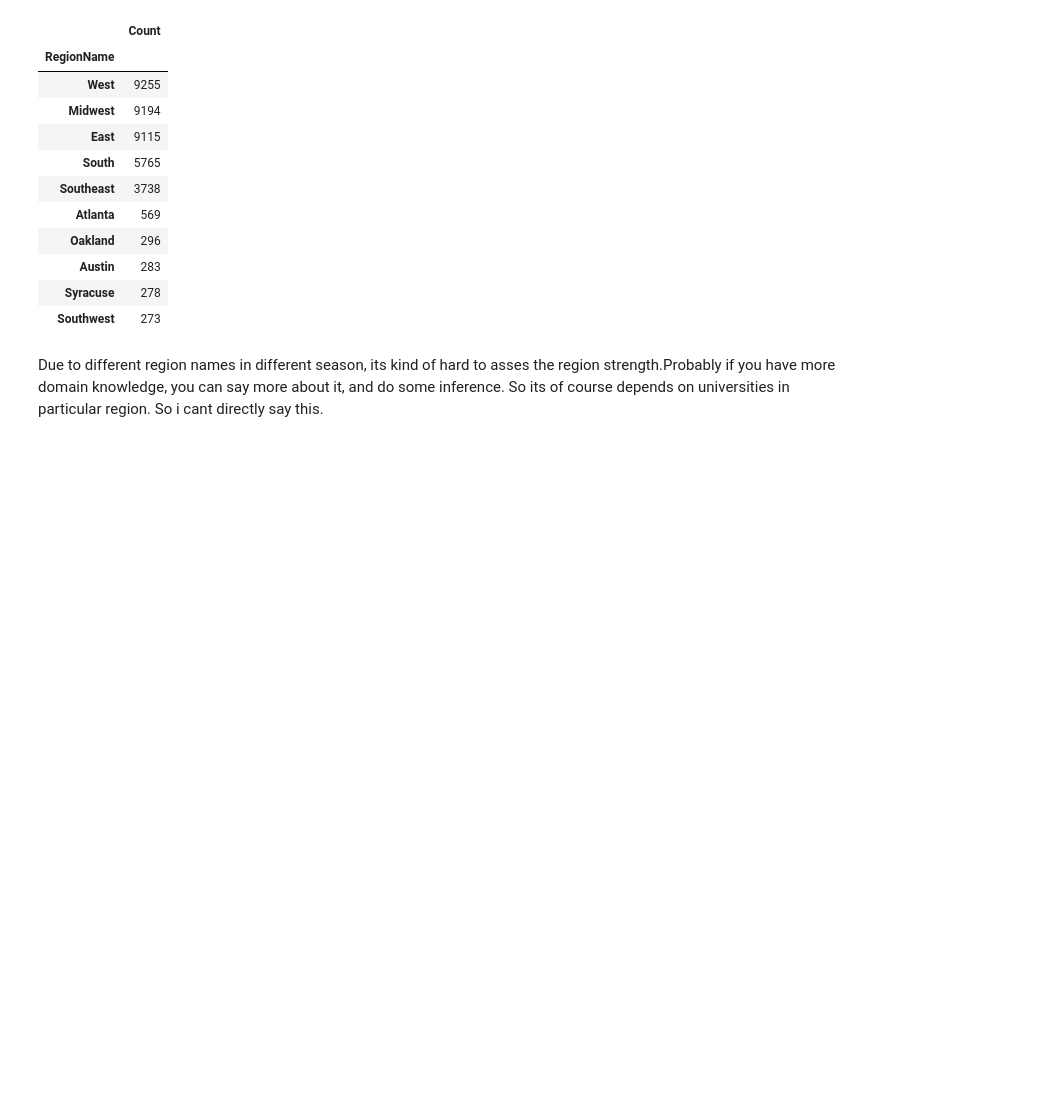
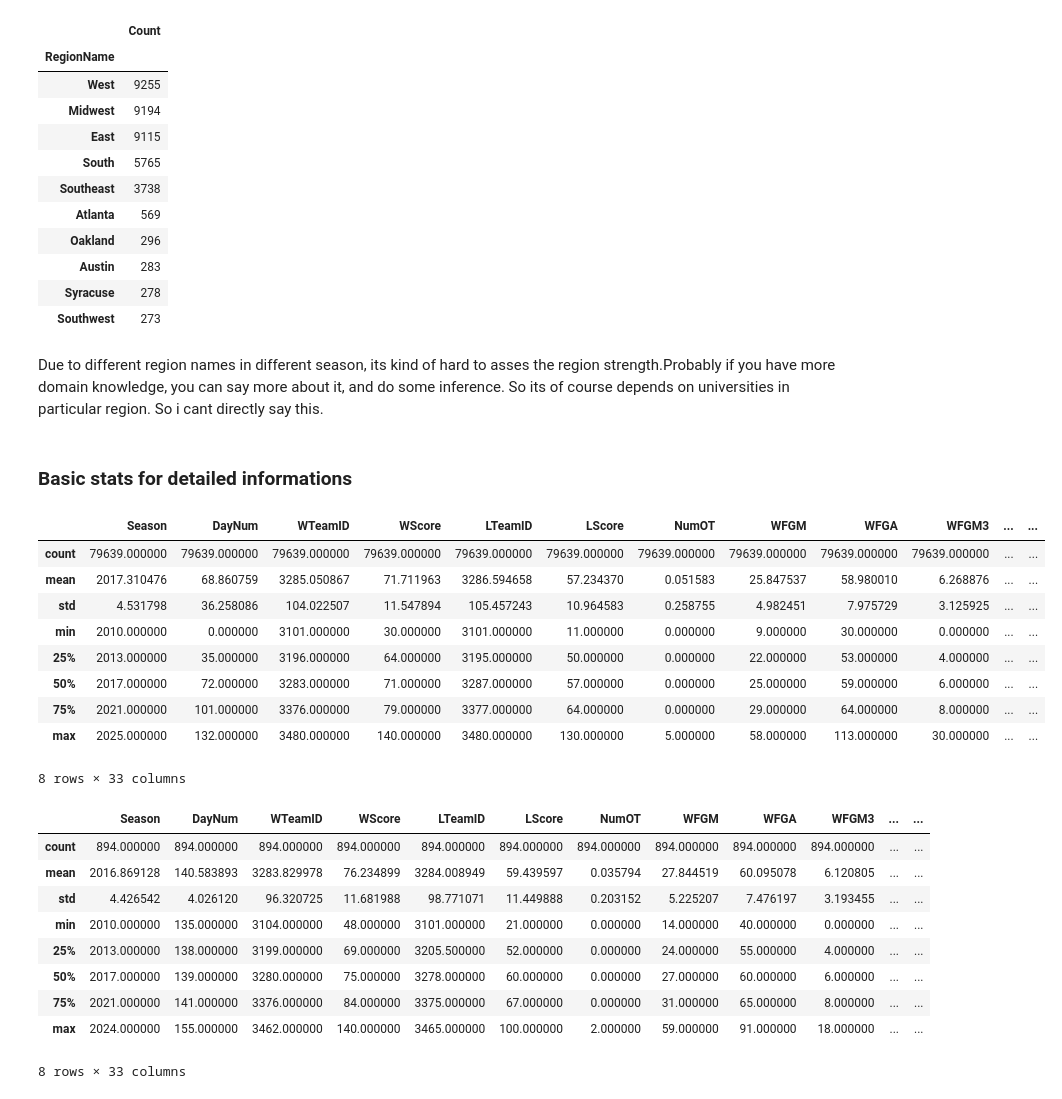
Before and after one commit to KacperUrban/Forecasting-NCAA-BB, a Jupyter notebook: EDA.ipynb, the cells around one changed output. Drawn from its saved outputs; the diff is of its cells as text; code cells hidden in the pictures; blank space fills up the shorter version.

Commit message:
Merged detailed data

```diff
--- a/EDA.ipynb
+++ b/EDA.ipynb
@@ -29,13 +39,17 @@ def get_real_region(row):
 ## Load data
 # %%
 wregularseason = pd.read_csv("data/WRegularSeasonCompactResults.csv")
+wregularseasondetailed = pd.read_csv("data/WRegularSeasonDetailedResults.csv")
 wtourneyseason = pd.read_csv("data/WNCAATourneyCompactResults.csv")
+wtourneyseasondetailed = pd.read_csv("data/WNCAATourneyDetailedResults.csv")
 wteams = pd.read_csv("data/WTeams.csv")
 wseeds = pd.read_csv("data/WNCAATourneySeeds.csv")
 wseason = pd.read_csv("data/WSeasons.csv")
 
 mregularseason = pd.read_csv("data/MRegularSeasonCompactResults.csv")
+mregularseasondetailed = pd.read_csv("data/MRegularSeasonDetailedResults.csv")
 mtourneyseason = pd.read_csv("data/MNCAATourneyCompactResults.csv")
+mtourneyseasondetailed = pd.read_csv("data/MNCAATourneyDetailedResults.csv")
 mteams = pd.read_csv("data/MTeams.csv")
 mseeds = pd.read_csv("data/MNCAATourneySeeds.csv")
 mseason = pd.read_csv("data/MSeasons.csv")
@@ -583,3 +648,29 @@ mgroupedseeds.merge(mseedext[["TeamName", "RegionName"]], on="TeamName", how="le
 | Southwest | 273 |
 # %% [markdown]
 Due to different region names in different season, its kind of hard to asses the region strength.Probably if you have more domain knowledge, you can say more about it, and do some inference. So its of course depends on universities in particular region. So i cant directly say this.
+# %% [markdown]
+### Basic stats for detailed informations
+# %%
+display(wregularseasondetailed.describe())
+wtourneyseasondetailed.describe()
+# %% [output]
+|  | Season | DayNum | WTeamID | WScore | LTeamID | LScore | NumOT | WFGM | WFGA | WFGM3 | ... | ... |
+| count | 79639.000000 | 79639.000000 | 79639.000000 | 79639.000000 | 79639.000000 | 79639.000000 | 79639.000000 | 79639.000000 | 79639.000000 | 79639.000000 | ... | ... |
+| mean | 2017.310476 | 68.860759 | 3285.050867 | 71.711963 | 3286.594658 | 57.234370 | 0.051583 | 25.847537 | 58.980010 | 6.268876 | ... | ... |
+| std | 4.531798 | 36.258086 | 104.022507 | 11.547894 | 105.457243 | 10.964583 | 0.258755 | 4.982451 | 7.975729 | 3.125925 | ... | ... |
+| min | 2010.000000 | 0.000000 | 3101.000000 | 30.000000 | 3101.000000 | 11.000000 | 0.000000 | 9.000000 | 30.000000 | 0.000000 | ... | ... |
+| 25% | 2013.000000 | 35.000000 | 3196.000000 | 64.000000 | 3195.000000 | 50.000000 | 0.000000 | 22.000000 | 53.000000 | 4.000000 | ... | ... |
+| 50% | 2017.000000 | 72.000000 | 3283.000000 | 71.000000 | 3287.000000 | 57.000000 | 0.000000 | 25.000000 | 59.000000 | 6.000000 | ... | ... |
+| 75% | 2021.000000 | 101.000000 | 3376.000000 | 79.000000 | 3377.000000 | 64.000000 | 0.000000 | 29.000000 | 64.000000 | 8.000000 | ... | ... |
+| max | 2025.000000 | 132.000000 | 3480.000000 | 140.000000 | 3480.000000 | 130.000000 | 5.000000 | 58.000000 | 113.000000 | 30.000000 | ... | ... |
+8 rows × 33 columns
+|  | Season | DayNum | WTeamID | WScore | LTeamID | LScore | NumOT | WFGM | WFGA | WFGM3 | ... | ... |
+| count | 894.000000 | 894.000000 | 894.000000 | 894.000000 | 894.000000 | 894.000000 | 894.000000 | 894.000000 | 894.000000 | 894.000000 | ... | ... |
+| mean | 2016.869128 | 140.583893 | 3283.829978 | 76.234899 | 3284.008949 | 59.439597 | 0.035794 | 27.844519 | 60.095078 | 6.120805 | ... | ... |
+| std | 4.426542 | 4.026120 | 96.320725 | 11.681988 | 98.771071 | 11.449888 | 0.203152 | 5.225207 | 7.476197 | 3.193455 | ... | ... |
+| min | 2010.000000 | 135.000000 | 3104.000000 | 48.000000 | 3101.000000 | 21.000000 | 0.000000 | 14.000000 | 40.000000 | 0.000000 | ... | ... |
+| 25% | 2013.000000 | 138.000000 | 3199.000000 | 69.000000 | 3205.500000 | 52.000000 | 0.000000 | 24.000000 | 55.000000 | 4.000000 | ... | ... |
+| 50% | 2017.000000 | 139.000000 | 3280.000000 | 75.000000 | 3278.000000 | 60.000000 | 0.000000 | 27.000000 | 60.000000 | 6.000000 | ... | ... |
+| 75% | 2021.000000 | 141.000000 | 3376.000000 | 84.000000 | 3375.000000 | 67.000000 | 0.000000 | 31.000000 | 65.000000 | 8.000000 | ... | ... |
+| max | 2024.000000 | 155.000000 | 3462.000000 | 140.000000 | 3465.000000 | 100.000000 | 2.000000 | 59.000000 | 91.000000 | 18.000000 | ... | ... |
+8 rows × 33 columns
```
Also changed, not shown: parts of 10 cells of this notebook.
